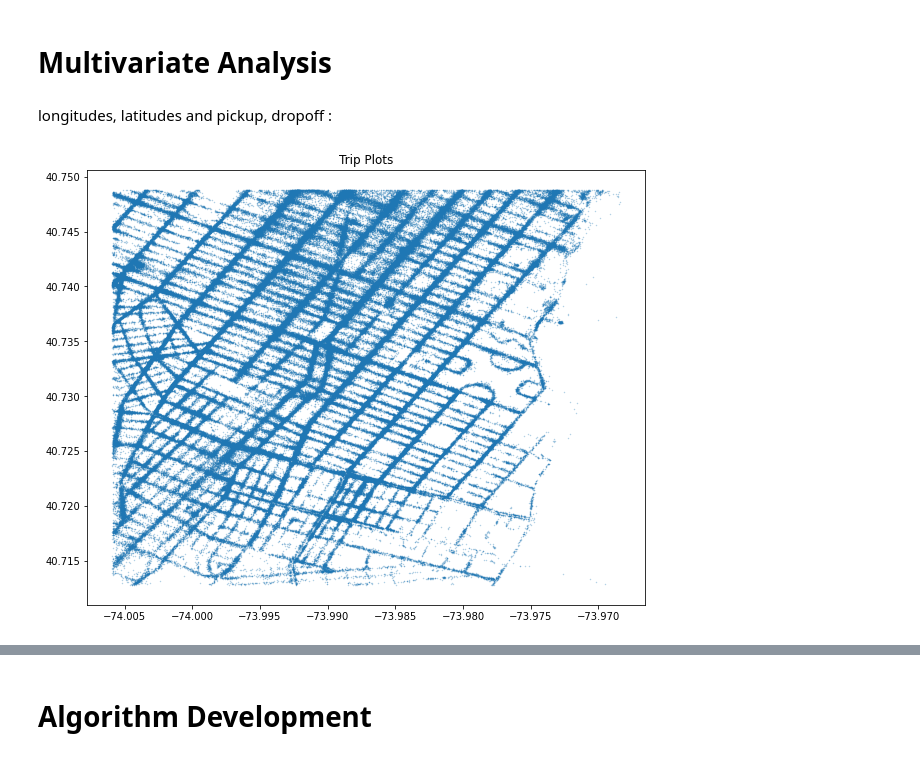
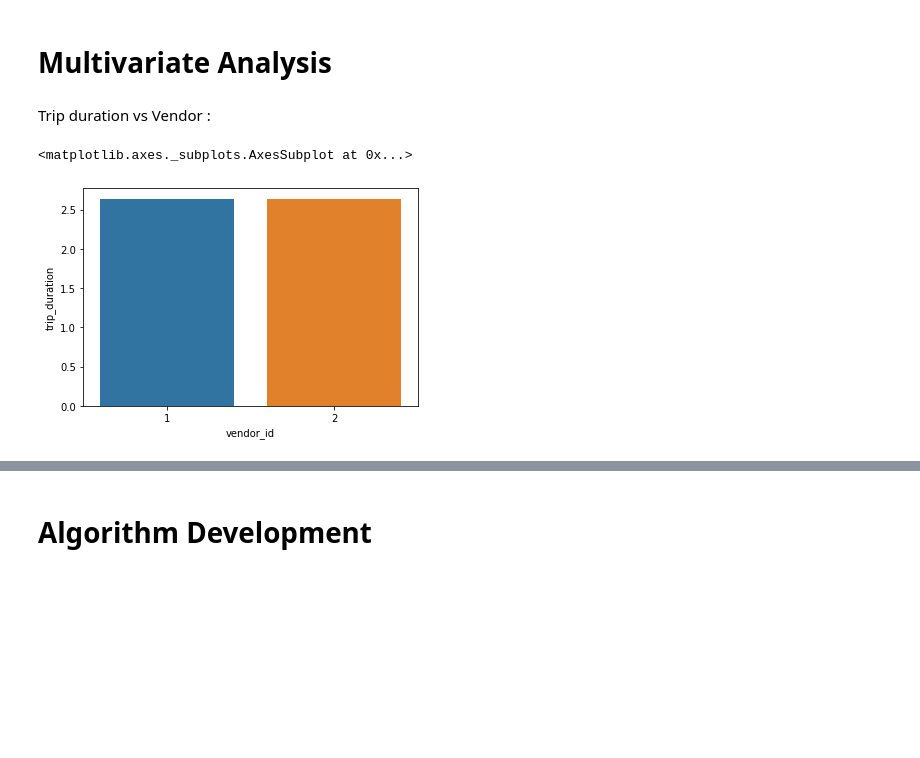
Before and after one commit to Shashwat-spyder/NYC-Taxi-Trip-Time, a Jupyter notebook: New_York_Taxi_Duration.ipynb, the cells around one changed output, grey strips where cells are left out. Drawn from its saved outputs; the diff is of its cells as text; code cells hidden in the pictures; blank space fills up the shorter version.

```diff
--- a/New_York_Taxi_Duration.ipynb
+++ b/New_York_Taxi_Duration.ipynb
@@ -459,14 +460,11 @@ sns.countplot(x="pickup_month",data=nyc_df)
 There is no diffrence between customer traffic on any given months but certainly month of june experienced reduction in customer bookings.
 # %% [markdown]
 # **Multivariate Analysis**
-# %% [markdown]
-longitudes, latitudes and pickup, dropoff :
-# %%
-longitude = list(nyc_df.pickup_longitude) + list(nyc_df.dropoff_longitude)
-latitude = list(nyc_df.pickup_latitude) + list(nyc_df.dropoff_latitude)
-plt.figure(figsize = (10,8))
-plt.plot(longitude,latitude,'.',alpha = .40, markersize = .8)
-plt.title('Trip Plots')
-plt.show()
-# %% [output]
-[figure, removed]
+# %% [markdown]
+Trip duration vs Vendor :
+# %%
+#plot of vendor id vs trip duration
+sns.barplot(y='trip_duration',x='vendor_id',data=nyc_df)
+# %% [output]
+<matplotlib.axes._subplots.AxesSubplot at 0x...>
+[figure, added]
```
Also changed, not shown: parts of 39 cells of this notebook.
